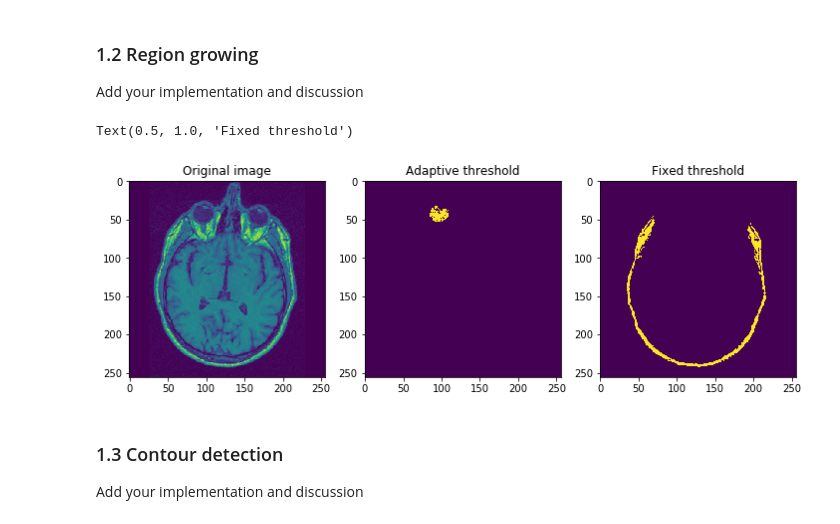
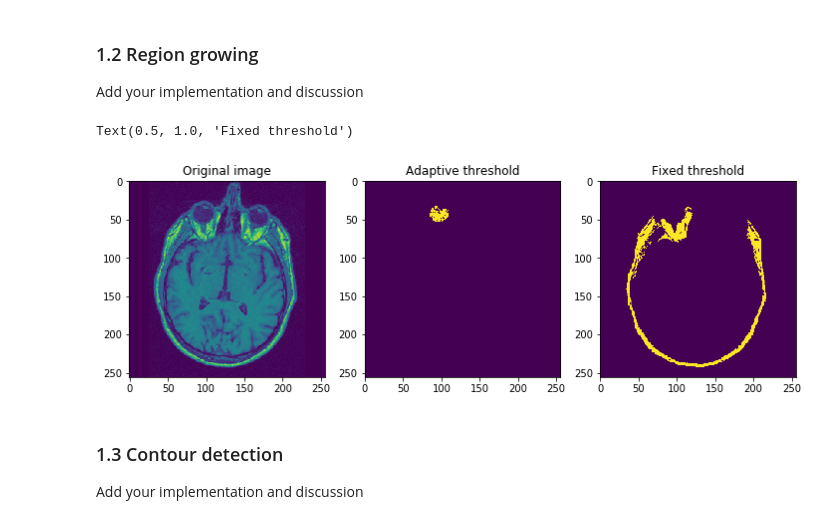
Before and after one commit to JelenaBanjac/image-analysis, a Jupyter notebook: labs/lab_01_segmentation.ipynb, the cells around one changed output. Cells and saved outputs as stored; diff of their text form; code cells hidden in the pictures.

```diff
--- a/labs/lab_01_segmentation.ipynb
+++ b/labs/lab_01_segmentation.ipynb
@@ -54,6 +54,8 @@ import cv2
 import numpy as np
 # %%
 %matplotlib inline
+import sys
+sys.setrecursionlimit(65535)
 
 def region_growing(img, new_img, x, y, threshold):
     if new_img[x, y] != 0 or x < 0 or y < 0 or x >= img.shape[0] or y >= img.shape[1]:
@@ -67,35 +69,35 @@ def region_growing(img, new_img, x, y, threshold):
                 region_growing(img, new_img, step_x, step_y, threshold)
 
 
 def region_growing2(img, new_img, x, y, target, threshold):
     if new_img[x, y] == 0 and x >= 0 and y >= 0 and x < img.shape[0] and y < img.shape[1]:
         new_img[x, y] = 255
         for step_x, step_y in zip([-1, 1, 0, 0, 1, -1, -1, 1], [0, 0, -1, 1, 1, -1, 1, -1]):
             if (abs(target - img[step_x + x, step_y + y])) < threshold:
                 region_growing2(img, new_img, step_x + x, step_y + y, target, threshold)
 
 
 resized = cv2.resize(brain_im, dsize=(256, 256))
 new_img1 = np.zeros(brain_im.shape)
 new_img2 = np.zeros(brain_im.shape)
 
 #plt.hist(resized.flatten('F'))
 
 region_growing(resized, new_img1, 45, 95, 4)
-region_growing2(resized, new_img2, 77, 200, 150, 70)
+region_growing2(resized, new_img2, 77, 200, 150, 82)
 fig = plt.figure(figsize=(12, 6))
 ax = fig.add_subplot(131)
 ax.imshow(resized)
 ax.set_title('Original image')
 ax = fig.add_subplot(132)
 ax.imshow(new_img1)
 ax.set_title('Adaptive threshold')
 ax = fig.add_subplot(133)
 ax.imshow(new_img2)
 ax.set_title('Fixed threshold')
 # %% [output]
 Text(0.5, 1.0, 'Fixed threshold')
-[figure, old version]
+[figure, new version]
 # %% [markdown]
 ### 1.3 Contour detection
 Add your implementation and discussion
```
Also changed, not shown: parts of 16 cells of this notebook.
